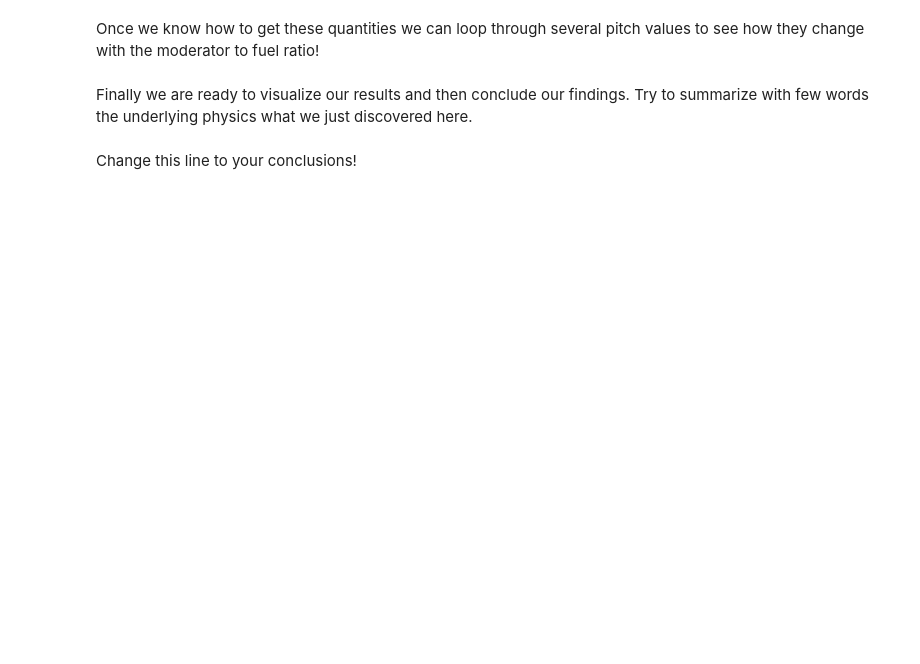
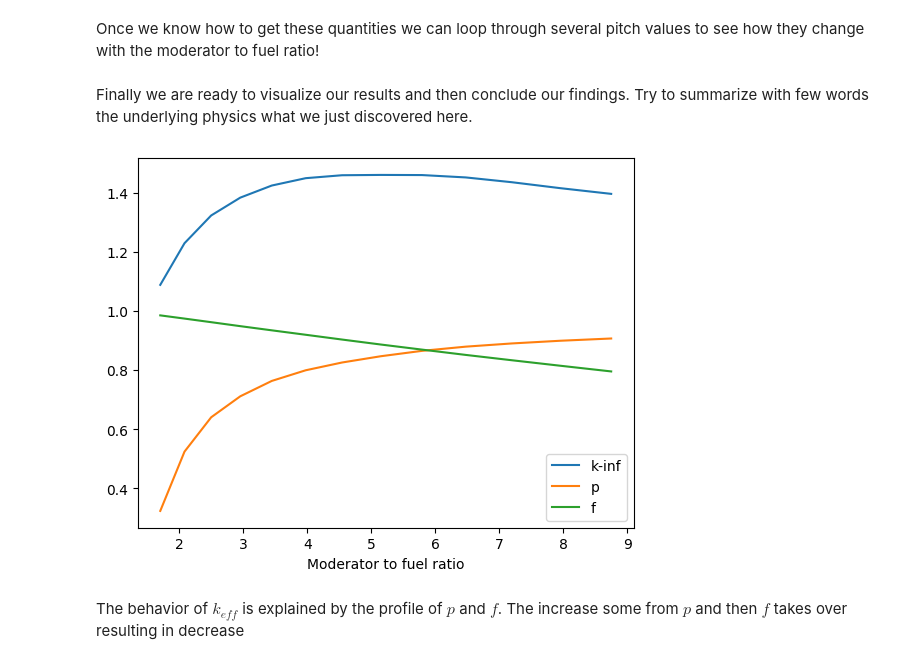
Before and after one commit to jenshoej/ReactorPhysics, a Jupyter notebook: Datalabs/Datalab10/10-openMC-Scripting.ipynb, the cells around one changed output. Drawn from its saved outputs; the diff is of its cells as text; code cells hidden in the pictures; blank space fills up the shorter version.

```diff
--- a/Datalabs/Datalab10/10-openMC-Scripting.ipynb
+++ b/Datalabs/Datalab10/10-openMC-Scripting.ipynb
@@ -424,11 +431,11 @@ def pincell(pitch):
     moderator_filter = openmc.CellFilter(moderator)
     tally1 = openmc.Tally(1)
     tally1.filters = [fuel_filter,energy_filter]
-    tally1.scores = ['absorption','nu-fission','flux']
+    tally1.scores = ['absorption','nu-fission']
 
     tally2 = openmc.Tally(2)
     tally2.filters = [moderator_filter,energy_filter]
-    tally2.scores = ['absorption','flux']
+    tally2.scores = ['absorption']
     tallies = openmc.Tallies([tally1, tally2])
     model = openmc.model.Model(geom, mats, settings,tallies)
     return model
@@ -504,30 +497,40 @@ array([nan, nan], dtype=object)
 # %% [markdown]
 Once we know how to get these quantities we can loop through several pitch values to see how they change with the moderator to fuel ratio!
 # %%
-pitch=[0.95,1.05,1.15,1.25,1.35,1.45,1.55,1.65,1.75,1.85,1.95,2.05,2.15,2.25,2.35,2.45,2.55,2.65,2.75,2.85,2.95]
+pitch=[0.95,1.05,1.15,1.25,1.35,1.45,1.55,1.65,1.75,1.85,1.95,2.05,2.15]#,2.25,2.35,2.45,2.55,2.65,2.75,2.85,2.95]
 os.system('rm *h5')
-keff=[]
-p=[]
-f=[]
+keffs=[]
+ps=[]
+fs=[]
+mods = []
 for pi in pitch:
-    #create a model
-    #run the model
-    #read the statepoint file and the tallies
-    keff.append#complete the line
-    p.append#complete the line
-    f.append#complete the line
+    mod = pincell(pi)
+    output = mod.run(output=False)
+    sp = openmc.StatePoint('statepoint.100.h5')
+    p = calculate_p(sp)
+    f, mod_abs = calculate_f(sp)
+    keff = sp.keff.nominal_value
+    ps.append(p)
+    fs.append(f)
+    keffs.append(keff)
+    mods.append(mod_abs)
     os.system('rm *h5')
 # %% [markdown]
 Finally we are ready to visualize our results and then conclude our findings. Try to summarize with few words the underlying physics what we just discovered here.
 # %%
-mfr=#complete the line
+r_clad_out = 0.45
+r_clad_in = 0.42
+r_fuel = 0.41
+mfr= (np.array(pitch)**2 - (r_clad_out-r_clad_in)**2*np.pi)/(r_fuel**2*np.pi)
 
 plt.figure()
-plt.plot(mfr,keff,label='k-inf')
-plt.plot(mfr,p,label='p')
-plt.plot(mfr,f,label='f')
+plt.plot(mfr,keffs,label='k-inf')
+plt.plot(mfr,ps,label='p')
+plt.plot(mfr,fs,label='f')
 plt.legend()
 plt.xlabel('Moderator to fuel ratio')
 plt.show()
+# %% [output]
+[figure, added]
-# %% [markdown]
-Change this line to your conclusions!
+# %% [markdown]
+The behavior of $k_{eff}$ is explained by the profile of $p$ and $f$. The increase some from $p$ and then $f$ takes over resulting in decrease
```
Also changed, not shown: parts of 14 cells of this notebook, 5 other files.
